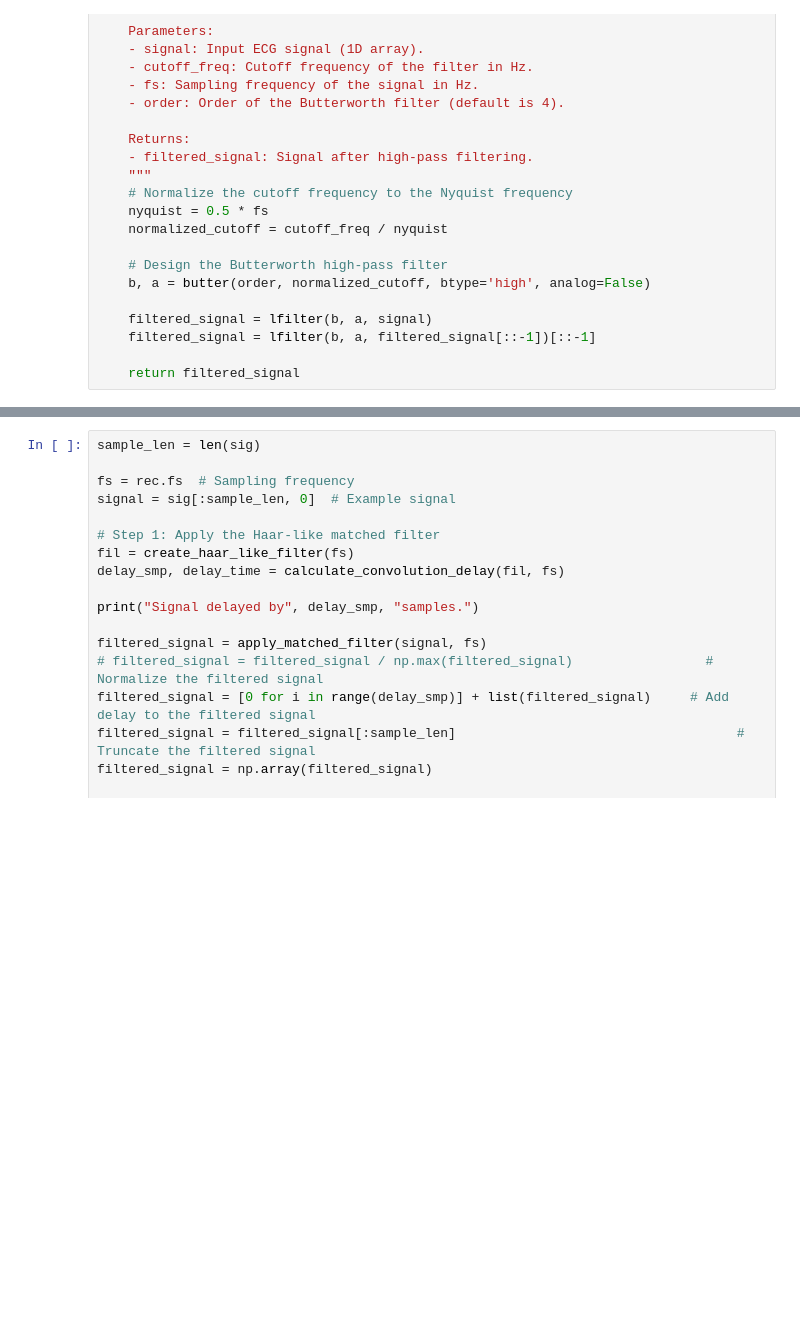
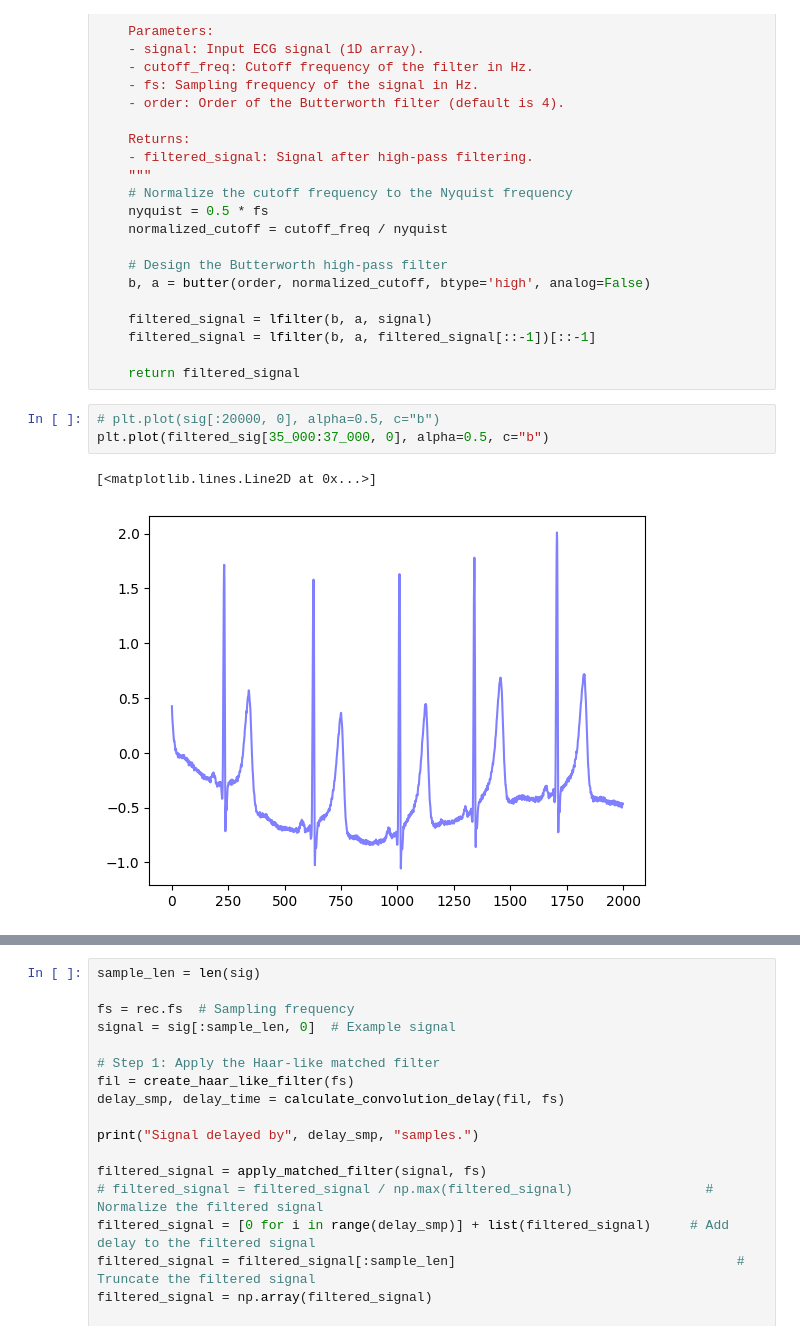
Before and after one commit to strojanski/biomed-signal-processing, a Jupyter notebook: qrs_detection/qrs.ipynb, the cells around one changed output, grey strips where cells are left out. Saved outputs shown, nothing was run; the diff lists cells and outputs as text; blank space fills up the shorter version.

```diff
--- a/qrs_detection/qrs.ipynb
+++ b/qrs_detection/qrs.ipynb
@@ -43,6 +48,12 @@ def apply_high_pass_filter(signal, cutoff_freq, fs, order=4):
     filtered_signal = lfilter(b, a, filtered_signal[::-1])[::-1]
 
     return filtered_signal
+# %%
+# plt.plot(sig[:20000, 0], alpha=0.5, c="b")
+plt.plot(filtered_sig[35_000:37_000, 0], alpha=0.5, c="b")
+# %% [output]
+[<matplotlib.lines.Line2D at 0x...>]
+[figure, added]
 # %%
 
 orig_sig = sig.copy()
```
Also changed, not shown: parts of 4 cells of this notebook, 58 other files.
